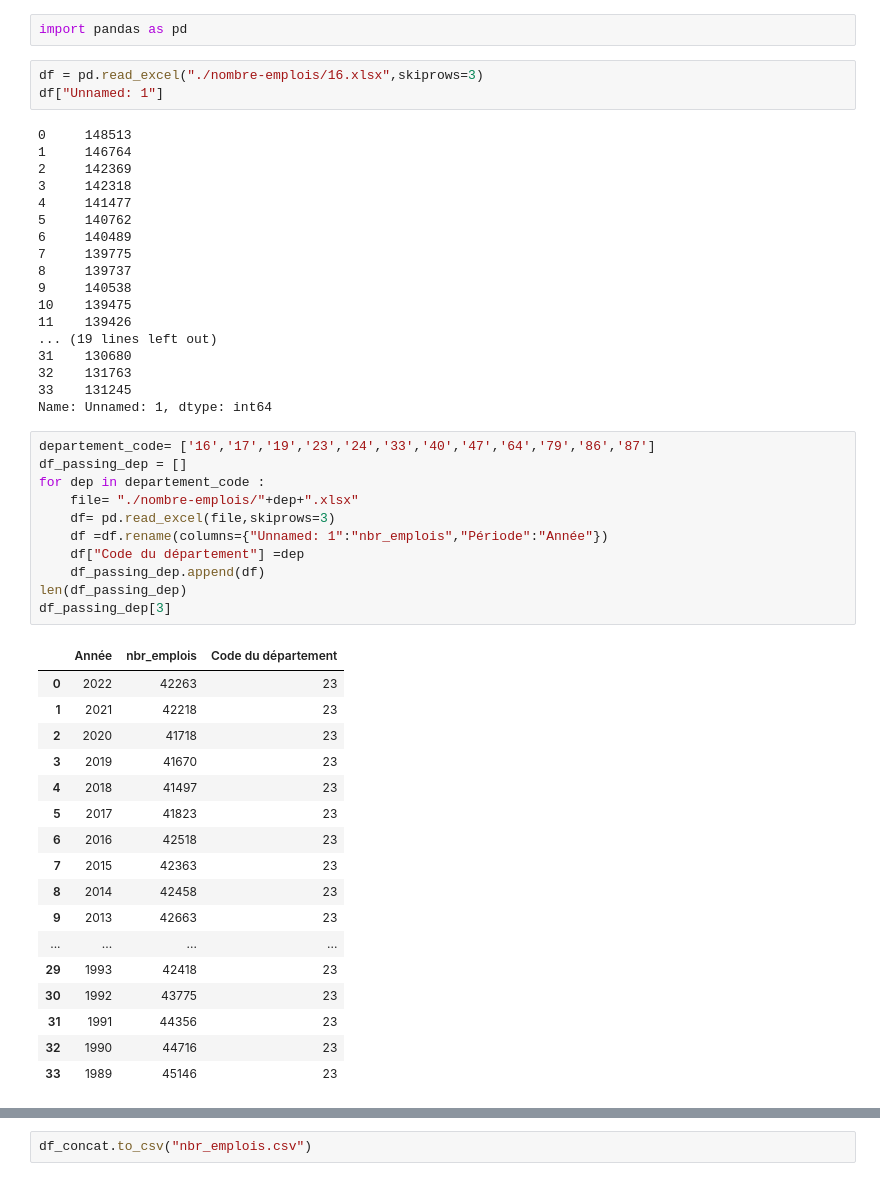
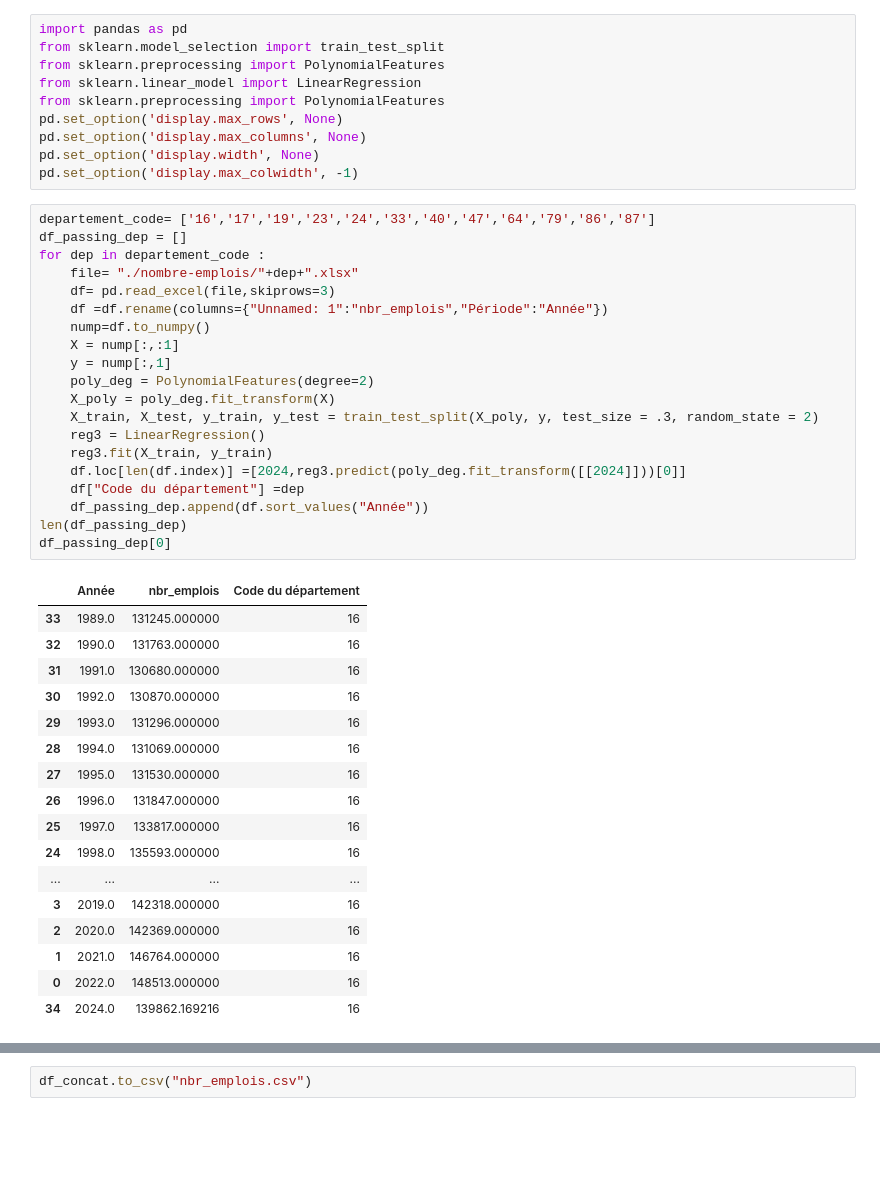
Before and after one commit to L-Clem/MSPR-Big-Data-et-Analyse-des-donnees, a Jupyter notebook: nombre-emplois/nbr-emplois.ipynb, the cells around one changed output, grey strips where cells are left out. Drawn from its saved outputs; the diff is of its cells as text; blank space fills up the shorter version.

```diff
--- a/nombre-emplois/nbr-emplois.ipynb
+++ b/nombre-emplois/nbr-emplois.ipynb
@@ -1,52 +1,48 @@
 # %%
 import pandas as pd
+from sklearn.model_selection import train_test_split
+from sklearn.preprocessing import PolynomialFeatures
+from sklearn.linear_model import LinearRegression
+from sklearn.preprocessing import PolynomialFeatures
+pd.set_option('display.max_rows', None)
+pd.set_option('display.max_columns', None)
+pd.set_option('display.width', None)
+pd.set_option('display.max_colwidth', -1)
-# %%
-df = pd.read_excel("./nombre-emplois/16.xlsx",skiprows=3)
-df["Unnamed: 1"]
-# %% [output]
-0     148513
-1     146764
-2     142369
-3     142318
-4     141477
-5     140762
-6     140489
-7     139775
-8     139737
-9     140538
-10    139475
-11    139426
-... (19 lines left out)
-31    130680
-32    131763
-33    131245
-Name: Unnamed: 1, dtype: int64
 # %%
 departement_code= ['16','17','19','23','24','33','40','47','64','79','86','87']
 df_passing_dep = []
 for dep in departement_code :
     file= "./nombre-emplois/"+dep+".xlsx"
     df= pd.read_excel(file,skiprows=3)
     df =df.rename(columns={"Unnamed: 1":"nbr_emplois","Période":"Année"})
+    nump=df.to_numpy()
+    X = nump[:,:1]
+    y = nump[:,1]
+    poly_deg = PolynomialFeatures(degree=2)
+    X_poly = poly_deg.fit_transform(X)
+    X_train, X_test, y_train, y_test = train_test_split(X_poly, y, test_size = .3, random_state = 2)
+    reg3 = LinearRegression()
+    reg3.fit(X_train, y_train)
+    df.loc[len(df.index)] =[2024,reg3.predict(poly_deg.fit_transform([[2024]]))[0]]
     df["Code du département"] =dep
-    df_passing_dep.append(df)
+    df_passing_dep.append(df.sort_values("Année"))
 len(df_passing_dep)
-df_passing_dep[3]
+df_passing_dep[0]
 # %% [output]
 |  | Année | nbr_emplois | Code du département |
-| 0 | 2022 | 42263 | 23 |
-| 1 | 2021 | 42218 | 23 |
-| 2 | 2020 | 41718 | 23 |
-| 3 | 2019 | 41670 | 23 |
-| 4 | 2018 | 41497 | 23 |
-| 5 | 2017 | 41823 | 23 |
-| 6 | 2016 | 42518 | 23 |
-| 7 | 2015 | 42363 | 23 |
-| 8 | 2014 | 42458 | 23 |
-| 9 | 2013 | 42663 | 23 |
+| 33 | 1989.0 | 131245.000000 | 16 |
+| 32 | 1990.0 | 131763.000000 | 16 |
+| 31 | 1991.0 | 130680.000000 | 16 |
+| 30 | 1992.0 | 130870.000000 | 16 |
+| 29 | 1993.0 | 131296.000000 | 16 |
+| 28 | 1994.0 | 131069.000000 | 16 |
+| 27 | 1995.0 | 131530.000000 | 16 |
+| 26 | 1996.0 | 131847.000000 | 16 |
+| 25 | 1997.0 | 133817.000000 | 16 |
+| 24 | 1998.0 | 135593.000000 | 16 |
 | ... | ... | ... | ... |
-| 29 | 1993 | 42418 | 23 |
-| 30 | 1992 | 43775 | 23 |
-| 31 | 1991 | 44356 | 23 |
-| 32 | 1990 | 44716 | 23 |
-| 33 | 1989 | 45146 | 23 |
+| 3 | 2019.0 | 142318.000000 | 16 |
+| 2 | 2020.0 | 142369.000000 | 16 |
+| 1 | 2021.0 | 146764.000000 | 16 |
+| 0 | 2022.0 | 148513.000000 | 16 |
+| 34 | 2024.0 | 139862.169216 | 16 |
```
Also changed, not shown: parts of 2 cells of this notebook, 17 other files.
